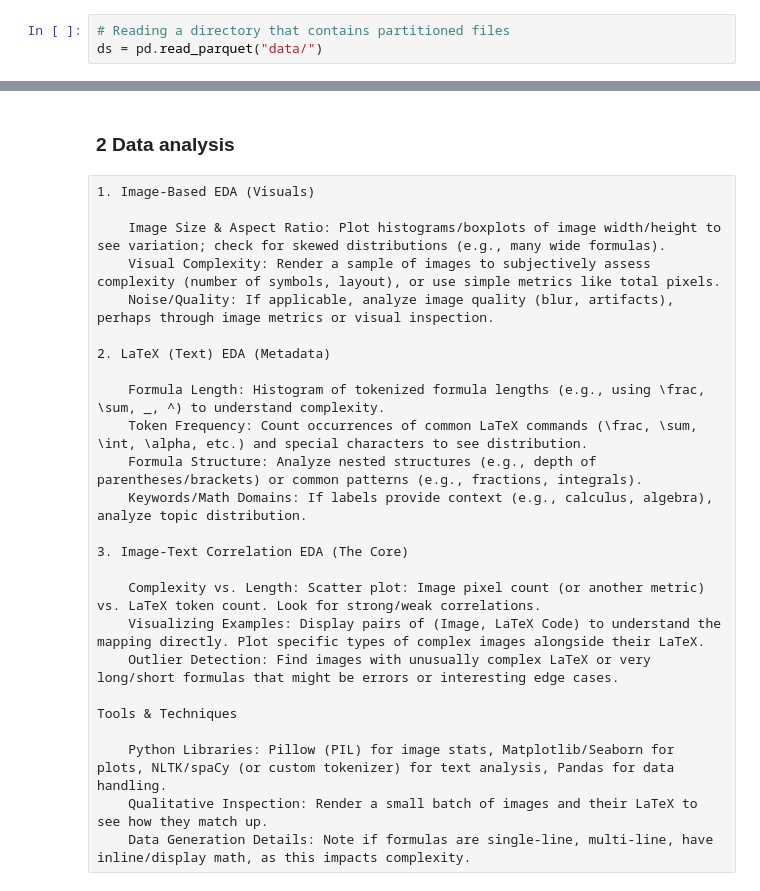
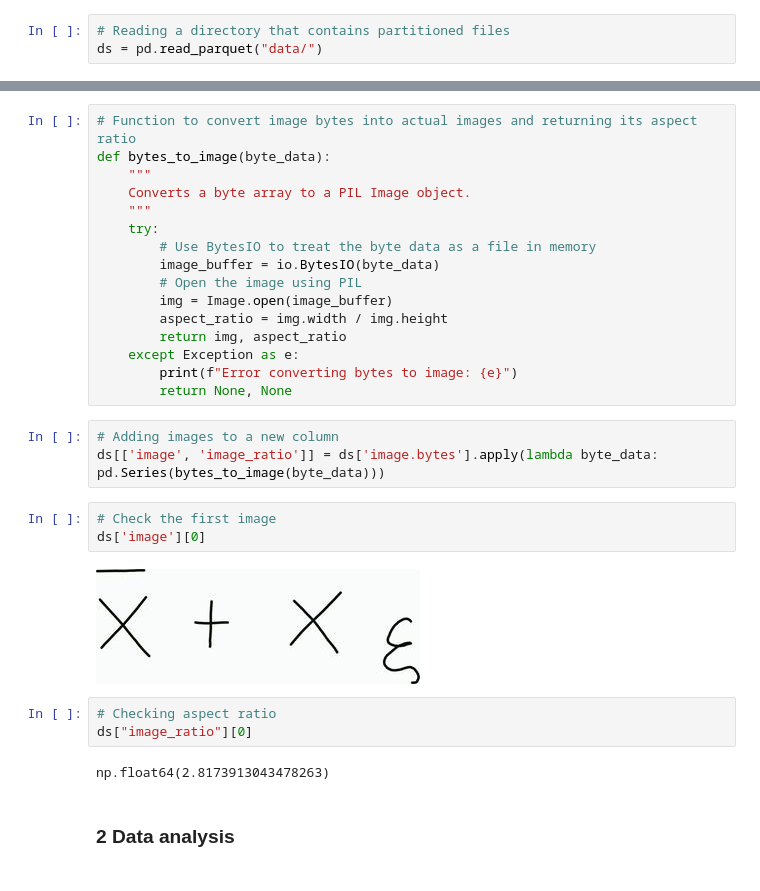
Before and after one commit to dmitrykosintsev/dtc-mathwriting-recognition, a Jupyter notebook: Notebook.ipynb, the cells around one changed output, grey strips where cells are left out. Saved outputs shown, nothing was run; the diff lists cells and outputs as text.

Commit message:
Visual EDA

```diff
--- a/Notebook.ipynb
+++ b/Notebook.ipynb
@@ -25,27 +26,31 @@ ds
+# %%
+# Function to convert image bytes into actual images and returning its aspect ratio
+def bytes_to_image(byte_data):
+    """
+    Converts a byte array to a PIL Image object.
+    """
+    try:
+        # Use BytesIO to treat the byte data as a file in memory
+        image_buffer = io.BytesIO(byte_data)
+        # Open the image using PIL
+        img = Image.open(image_buffer)
+        aspect_ratio = img.width / img.height
+        return img, aspect_ratio
+    except Exception as e:
+        print(f"Error converting bytes to image: {e}")
+        return None, None
+# %%
+# Adding images to a new column
+ds[['image', 'image_ratio']] = ds['image.bytes'].apply(lambda byte_data: pd.Series(bytes_to_image(byte_data)))
+# %%
+# Check the first image
+ds['image'][0]
+# %% [output]
+[figure, added]
+# %%
+# Checking aspect ratio
+ds["image_ratio"][0]
+# %% [output]
+np.float64(2.8173913043478263)
 # %% [markdown]
 ### 2 Data analysis
-# %% [raw]
-1. Image-Based EDA (Visuals)
-
-    Image Size & Aspect Ratio: Plot histograms/boxplots of image width/height to see variation; check for skewed distributions (e.g., many wide formulas).
-    Visual Complexity: Render a sample of images to subjectively assess complexity (number of symbols, layout), or use simple metrics like total pixels.
-    Noise/Quality: If applicable, analyze image quality (blur, artifacts), perhaps through image metrics or visual inspection.
-
-2. LaTeX (Text) EDA (Metadata)
-
-    Formula Length: Histogram of tokenized formula lengths (e.g., using \frac, \sum, _, ^) to understand complexity.
-    Token Frequency: Count occurrences of common LaTeX commands (\frac, \sum, \int, \alpha, etc.) and special characters to see distribution.
-    Formula Structure: Analyze nested structures (e.g., depth of parentheses/brackets) or common patterns (e.g., fractions, integrals).
-    Keywords/Math Domains: If labels provide context (e.g., calculus, algebra), analyze topic distribution.
-
-3. Image-Text Correlation EDA (The Core)
-
-    Complexity vs. Length: Scatter plot: Image pixel count (or another metric) vs. LaTeX token count. Look for strong/weak correlations.
-    Visualizing Examples: Display pairs of (Image, LaTeX Code) to understand the mapping directly. Plot specific types of complex images alongside their LaTeX.
-    Outlier Detection: Find images with unusually complex LaTeX or very long/short formulas that might be errors or interesting edge cases.
-
-Tools & Techniques
-
-    Python Libraries: Pillow (PIL) for image stats, Matplotlib/Seaborn for plots, NLTK/spaCy (or custom tokenizer) for text analysis, Pandas for data handling.
-    Qualitative Inspection: Render a small batch of images and their LaTeX to see how they match up.
-    Data Generation Details: Note if formulas are single-line, multi-line, have inline/display math, as this impacts complexity.
```
Also changed, not shown: parts of 14 cells of this notebook, 2 other files.
